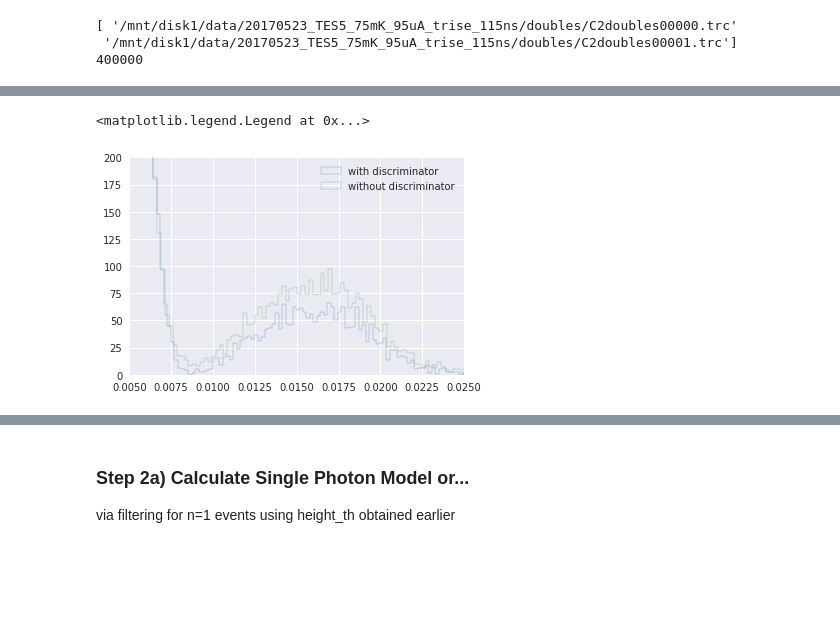
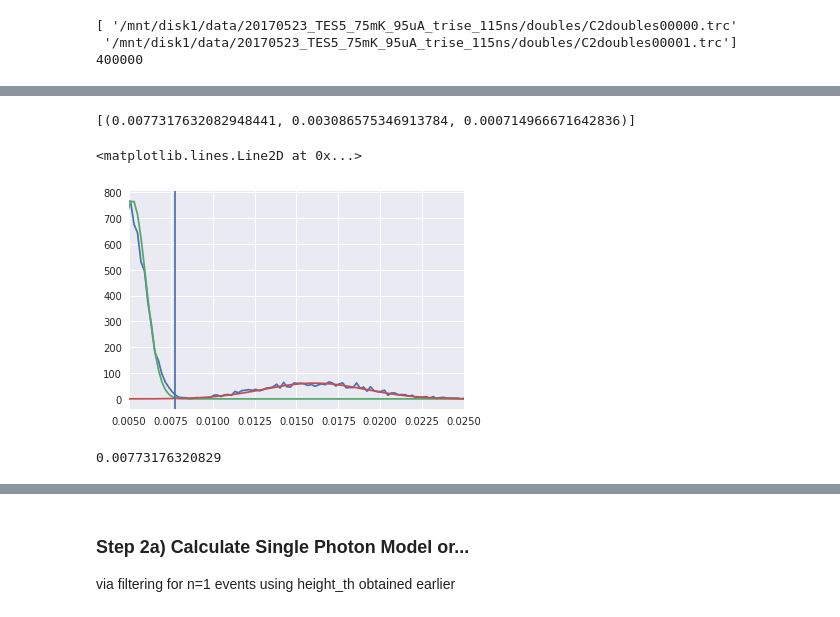
Before and after one commit to hoopernikaho/20170523_TES5_75mK_95uA_trise_115ns_results, a Jupyter notebook: fit_accuracy-cw-derived-single-photon-model.ipynb, the cells around one changed output, grey strips where cells are left out. Cells and saved outputs as stored; diff of their text form; code cells hidden in the pictures; blank space fills up the shorter version.

```diff
--- a/fit_accuracy-cw-derived-single-photon-model.ipynb
+++ b/fit_accuracy-cw-derived-single-photon-model.ipynb
@@ -84,15 +119,43 @@ data = np.array([hpa.param_extr(f,t_initial,t_final,height_th,t0)
+# %%
+# Extract SOME trace properties, just to generate height threshold (first pass)
+reload(hpa)
+reload(pd)
+data_ = np.array([hpa.param_extr(f,t_initial,t_final,height_th,t0)
+                 for f
+                 in tqdm.tqdm(filelist[:10000])])
+# %%
+heights_clamped = data_['height_clamped']
+pnr_height_clamped = np.histogram(heights_clamped, 150)
+np.savetxt(results_directory+'heights_cw_derived_discriminated.dat',
+           heights_clamped)
+# %%
+# Detect valleys separating peaks or...
+th = thres_poiss.thresholds_N(pnr_height_clamped, min_peak_sep=0.01, weighted=True)
+np.savetxt(results_directory+'height_thresholds_cw_discriminated.dat',th)
+print th
+# %% [output]
+[(0.0077317632082948441, 0.003086575346913784, 0.000714966671642836)]
+# %%
+# fit
+reload(thres_poiss)
+heights_clamped = np.loadtxt(results_directory+'heights_cw_derived_discriminated.dat')
+pnr_height_clamped = np.histogram(heights_clamped, 150)
+thres_poiss.gauss_fit_interp(pnr_height_clamped, min_peak_sep=0.01, weighted=True,plot=True)
+plt.xlim(0.005,0.025)
+plt.axvline(th[0][0])
+# %% [output]
+<matplotlib.lines.Line2D at 0x...>
+[figure, added]
+# %%
+height_th = th[0][0]
+print height_th
+# %% [output]
+0.00773176320829
 # %%
-heights = data['height_clamped']
-pnr_height = np.histogram(heights, 150)
-np.savetxt(results_directory+'heights_cw_derived_discriminated.dat',
-           heights)
-%matplotlib inline
-plt.figure()
-plt.hist(heights,150,label='with discriminator',histtype='step',alpha=1);
-plt.hist(data['height'],150,label='without discriminator',histtype='step')
-plt.xlim(0.005,0.025)
-plt.ylim(0,200)
-plt.legend()
+# %matplotlib inline
+# plt.figure()
+# plt.hist(heights_clamped,150,label='with discriminator',histtype='step');
+# plt.hist(heights,150,label='without discriminator',histtype='step')
+# plt.xlim(0.005,0.025)
+# plt.ylim(0,200)
+# plt.legend()
-# %% [output]
-<matplotlib.legend.Legend at 0x...>
-[figure, removed]
```
Also changed, not shown: parts of 25 cells of this notebook, 6 other files.
